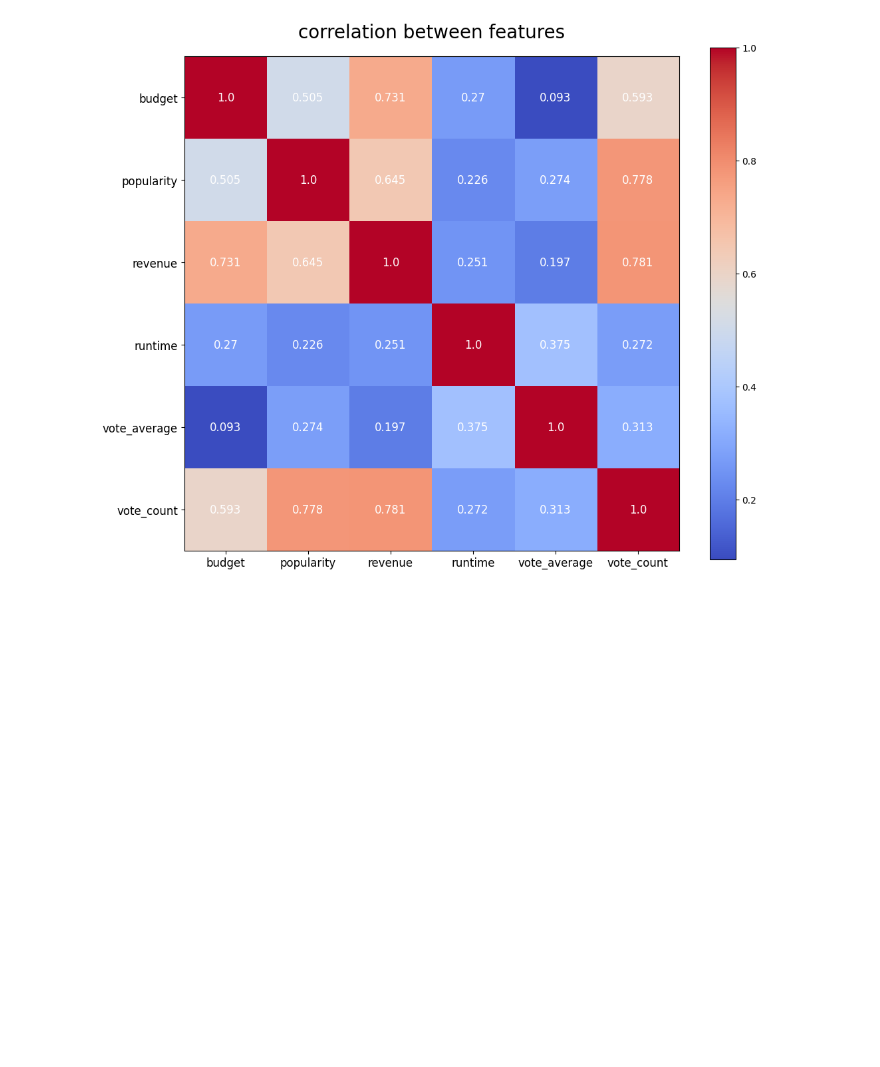
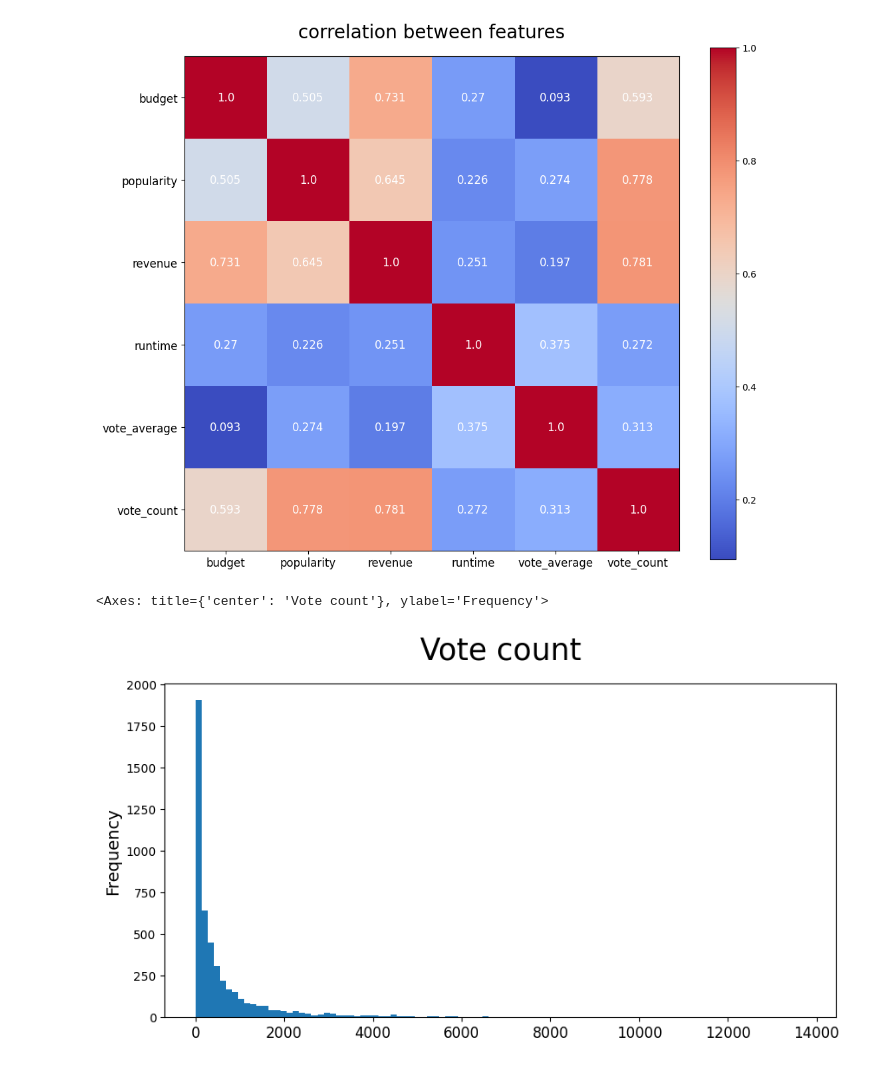
Before and after one commit to tsutsumi-ozro/DataHandling, a Jupyter notebook: notebook/TMDB_EDA.ipynb, the cells around one changed output. Cells and saved outputs as stored; diff of their text form; code cells hidden in the pictures; blank space fills up the shorter version.

```diff
--- a/notebook/TMDB_EDA.ipynb
+++ b/notebook/TMDB_EDA.ipynb
@@ -217,3 +217,12 @@ plt.colorbar()
 # %% [output]
 <matplotlib.colorbar.Colorbar at 0x...>
 [figure]
+# %%
+# vate_countを可視化
+plt.xticks(fontsize=12)
+plt.ylabel('Nmb of occurences', fontsize=14)
+plt.title('Vote count', fontsize=25, pad=20)
+movie_df['vote_count'].plot.hist(figsize=(10, 5), bins=100)
+# %% [output]
+<Axes: title={'center': 'Vote count'}, ylabel='Frequency'>
+[figure, added]
```
Also changed, not shown: 2 other files.
